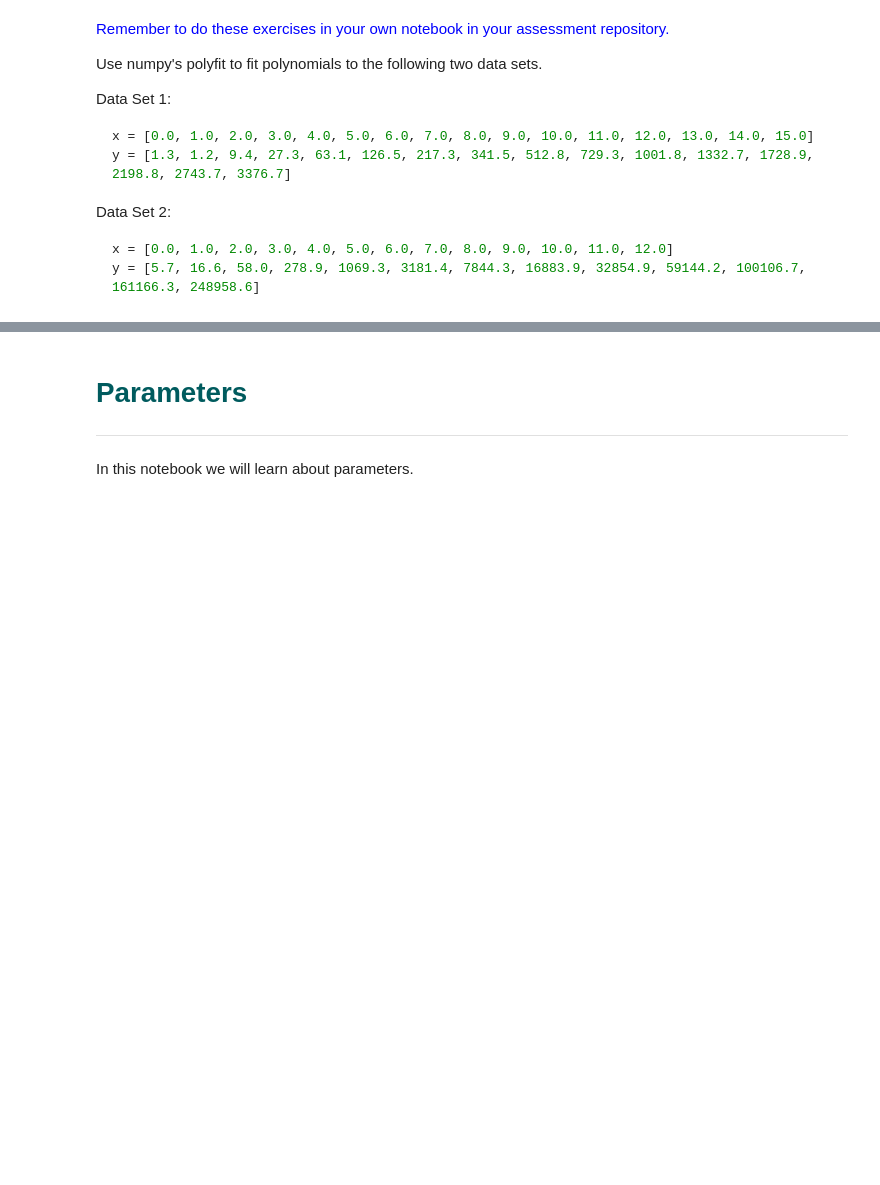
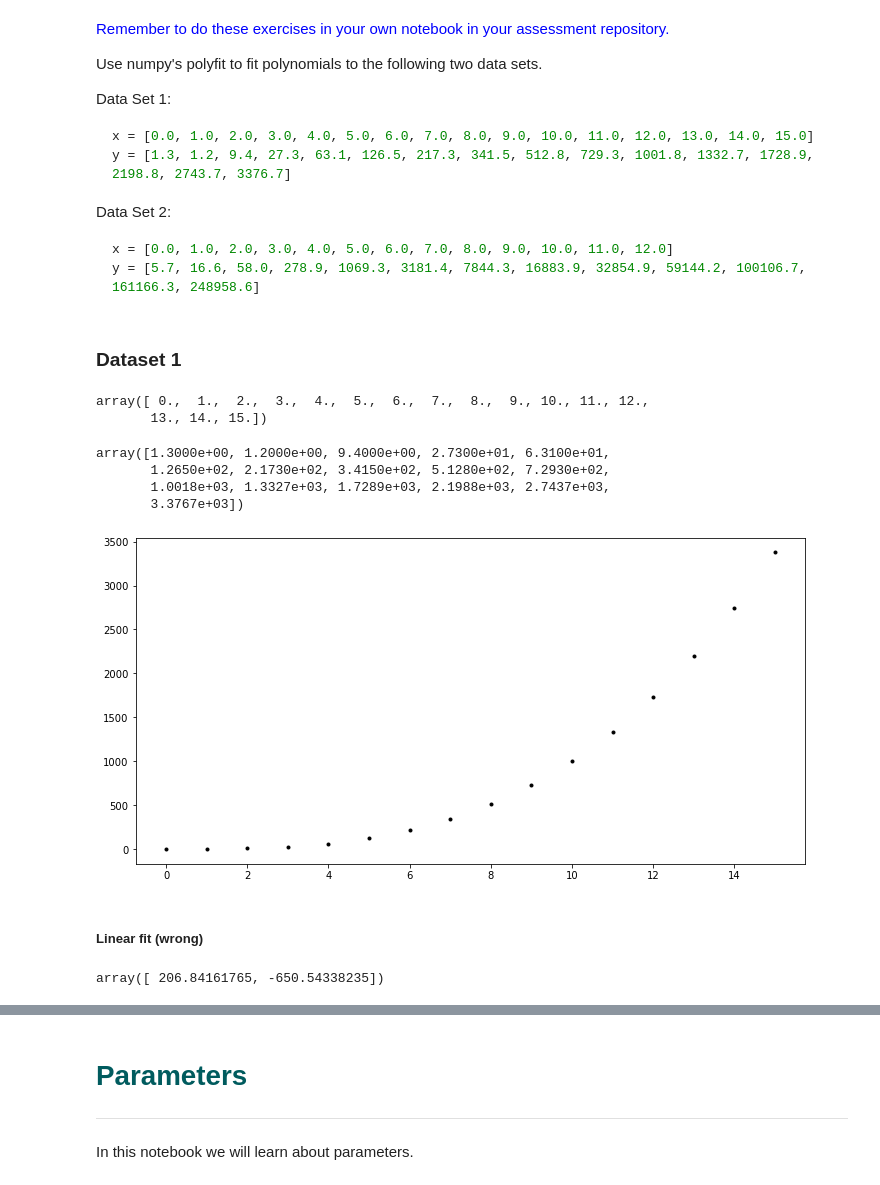
Before and after one commit to doodymack/Machine_Learn_Stats-Assessment, a Jupyter notebook: Exercises/03-parameters_exercises.ipynb, the cells around one changed output, grey strips where cells are left out. Saved outputs shown, nothing was run; the diff lists cells and outputs as text; code cells hidden in the pictures; blank space fills up the shorter version.

Commit message:
update to Parameters Notebook

```diff
--- a/Exercises/03-parameters_exercises.ipynb
+++ b/Exercises/03-parameters_exercises.ipynb
@@ -18,0 +25,35 @@ y = [5.7, 16.6, 58.0, 278.9, 1069.3, 3181.4, 7844.3, 16883.9, 32854.9, 59144.2,
+# %% [markdown]
+### Dataset 1
+# %%
+x = [0.0, 1.0, 2.0, 3.0, 4.0, 5.0, 6.0, 7.0, 8.0, 9.0, 10.0, 11.0, 12.0, 13.0, 14.0, 15.0]
+y = [1.3, 1.2, 9.4, 27.3, 63.1, 126.5, 217.3, 341.5, 512.8, 729.3, 1001.8, 1332.7, 1728.9, 2198.8, 2743.7, 3376.7]
+# %%
+x= np.array(x)
+x
+# %% [output]
+array([ 0.,  1.,  2.,  3.,  4.,  5.,  6.,  7.,  8.,  9., 10., 11., 12.,
+       13., 14., 15.])
+# %%
+y= np.array(y)
+y
+# %% [output]
+array([1.3000e+00, 1.2000e+00, 9.4000e+00, 2.7300e+01, 6.3100e+01,
+       1.2650e+02, 2.1730e+02, 3.4150e+02, 5.1280e+02, 7.2930e+02,
+       1.0018e+03, 1.3327e+03, 1.7289e+03, 2.1988e+03, 2.7437e+03,
+       3.3767e+03])
+# %%
+# Create a plot.
+fig, ax = plt.subplots(figsize=(12,6))
+
+# Plot x vs y.
+ax.plot(x, y, 'k.');
+# %% [output]
+[figure, added]
+# %% [markdown]
+##### Linear fit (wrong)
+# %%
+# Use x and y to try to find the original parameters.
+params = np.polyfit(x, y, 1)
+params
+# %% [output]
+array([ 206.84161765, -650.54338235])
```
Also changed, not shown: parts of 59 cells of this notebook.
